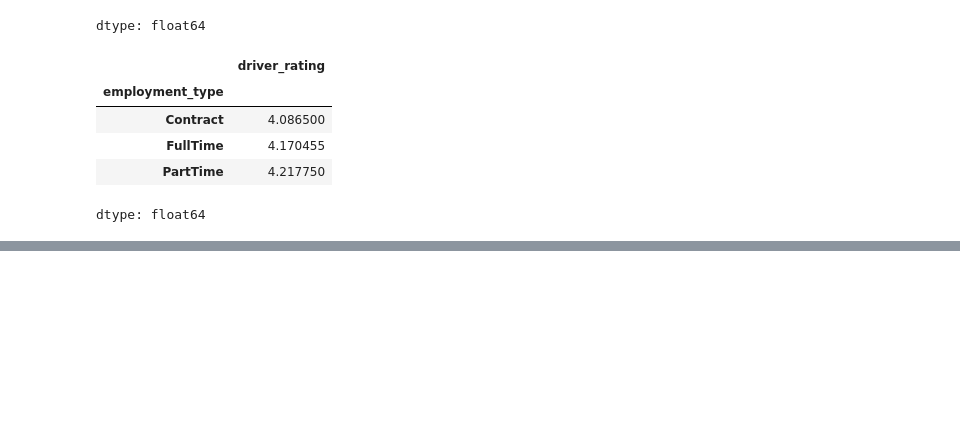
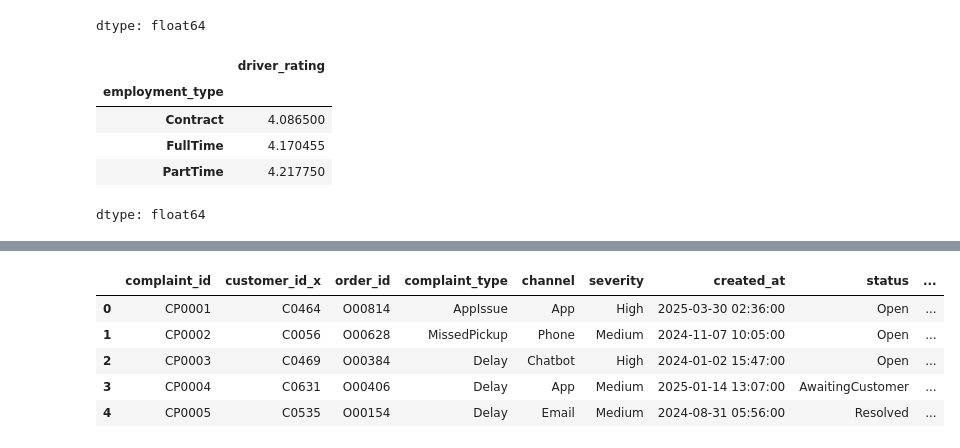
Before and after one commit to fathmafidzz2004-hash/CourseWorkRepository, a Jupyter notebook: Untitled20.ipynb, the cells around one changed output, grey strips where cells are left out. Saved outputs shown, nothing was run; the diff lists cells and outputs as text; code cells hidden in the pictures; blank space fills up the shorter version.

```diff
--- a/Untitled20.ipynb
+++ b/Untitled20.ipynb
@@ -201,0 +317,11 @@ dtype: float64
+# %%
+complaints_orders = complaints.merge(orders, on="order_id", how="left")
+
+complaints_orders.head()
+# %% [output]
+|  | complaint_id | customer_id_x | order_id | complaint_type | channel | severity | created_at | status | ... |
+| 0 | CP0001 | C0464 | O00814 | AppIssue | App | High | 2025-03-30 02:36:00 | Open | ... |
+| 1 | CP0002 | C0056 | O00628 | MissedPickup | Phone | Medium | 2024-11-07 10:05:00 | Open | ... |
+| 2 | CP0003 | C0469 | O00384 | Delay | Chatbot | High | 2024-01-02 15:47:00 | Open | ... |
+| 3 | CP0004 | C0631 | O00406 | Delay | App | Medium | 2025-01-14 13:07:00 | AwaitingCustomer | ... |
+| 4 | CP0005 | C0535 | O00154 | Delay | Email | Medium | 2024-08-31 05:56:00 | Resolved | ... |
```
Also changed, not shown: parts of 22 cells of this notebook.
